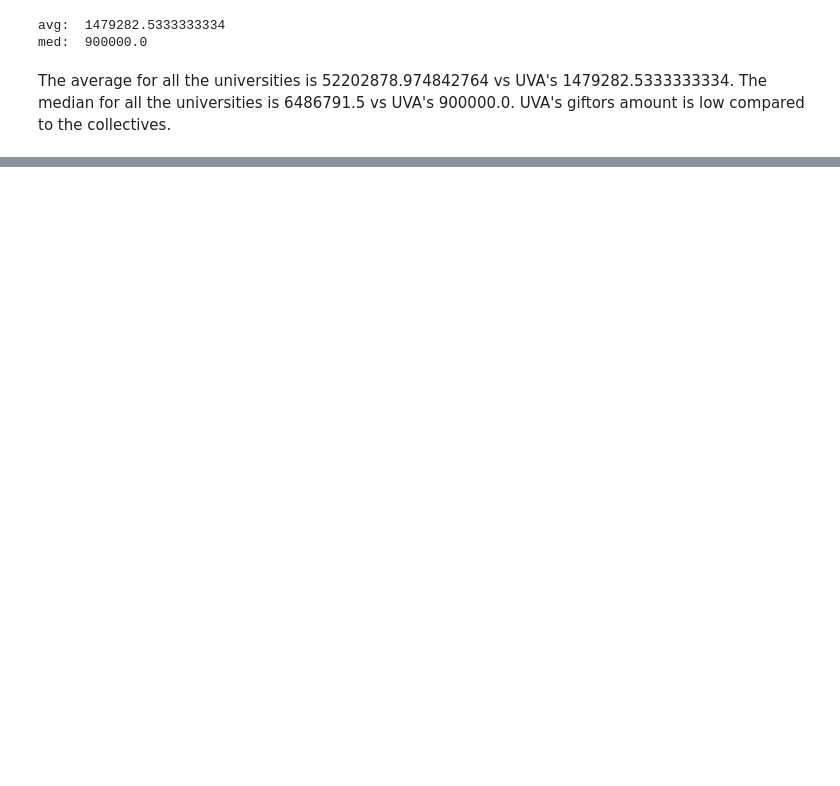
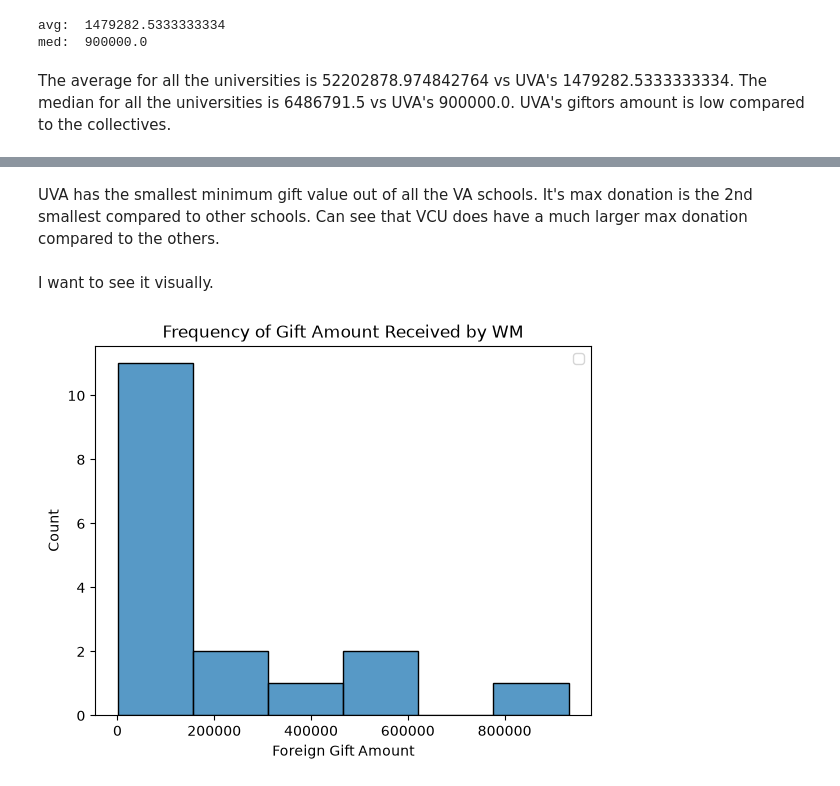
Before and after one commit to kaitlynNMcFadden/uu_wrangling_and_eda, a Jupyter notebook: lab_1/uva_analysis.ipynb, the cells around one changed output, grey strips where cells are left out. Saved outputs shown, nothing was run; the diff lists cells and outputs as text; code cells hidden in the pictures; blank space fills up the shorter version.

```diff
--- a/lab_1/uva_analysis.ipynb
+++ b/lab_1/uva_analysis.ipynb
@@ -115,0 +161,18 @@ Name: count, Length: 318, dtype: int64
+# %% [markdown]
+UVA has the smallest minimum gift value out of all the VA schools. It's max donation is the 2nd smallest compared to other schools. Can see that VCU does have a much larger max donation compared to the others.
+# %% [markdown]
+I want to see it visually.
+# %%
+wm_df = df[df["Institution Name"]=="College of William & Mary"]
+gmu_df = df[df["Institution Name"]=="George Mason University"]
+vcu_df = df[df["Institution Name"]=="Virginia Commonwealth University"]
+vt_df = df[df["Institution Name"]=="Virginia Polytechnic Institute & State University"]
+# %%
+sns.histplot(data=wm_df, x="Foreign Gift Amount")
+plt.title("Frequency of Gift Amount Received by WM")
+# plt.axvline(x=avg, linestyle="--", label="avg")
+# plt.axvline(x=med, label="med")
+plt.legend()
+plt.show()
+# %% [output]
+[figure, added]
```
Also changed, not shown: parts of 28 cells of this notebook.
